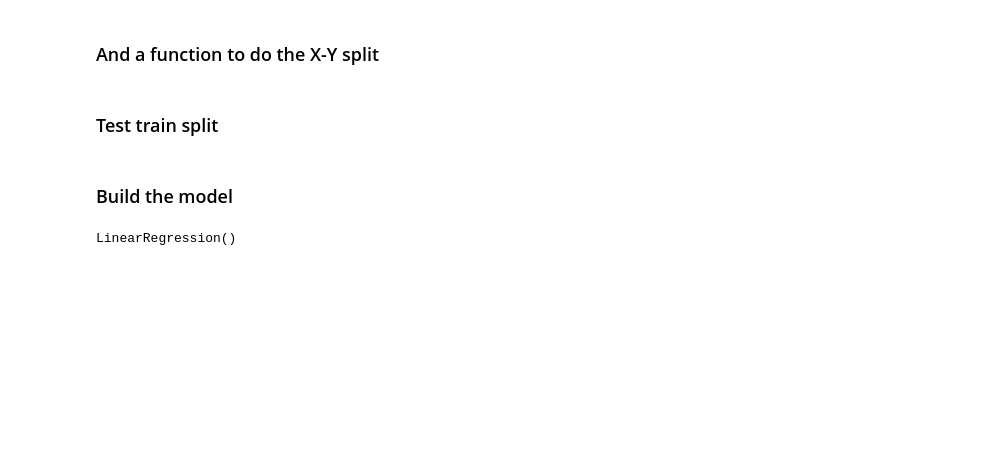
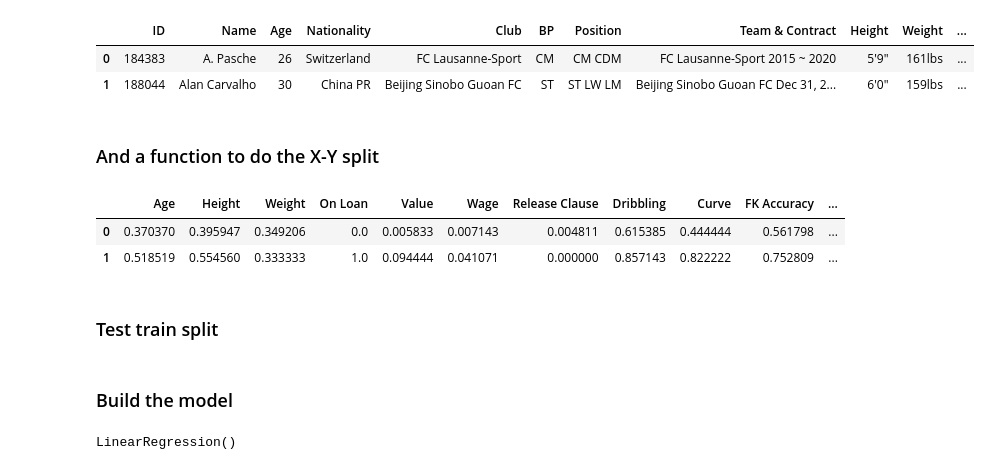
Before and after one commit to SangreNocturna/Fifa_LaLiga, a Jupyter notebook: Fifa_LaLiga-main/fifa21data.ipynb, the cells around one changed output. Drawn from its saved outputs; the diff is of its cells as text; code cells hidden in the pictures; blank space fills up the shorter version.

Commit message:
FIFA 21

```diff
--- a/Fifa_LaLiga-main/fifa21data.ipynb
+++ b/Fifa_LaLiga-main/fifa21data.ipynb
@@ -18,6 +18,14 @@ pd.set_option('display.max_columns', None)
 # %%
 pd.set_option('display.max_columns', None)
 pd.set_option('display.max_rows', None)
+# %%
+df0 = pd.read_csv('fifa21_train.csv')
+# %%
+df0.head(2)
+# %% [output]
+|  | ID | Name | Age | Nationality | Club | BP | Position | Team & Contract | Height | Weight | ... |
+| 0 | 184383 | A. Pasche | 26 | Switzerland | FC Lausanne-Sport | CM | CM CDM | FC Lausanne-Sport 2015 ~ 2020 | 5'9" | 161lbs | ... |
+| 1 | 188044 | Alan Carvalho | 30 | China PR | Beijing Sinobo Guoan FC | ST | ST LW LM | Beijing Sinobo Guoan FC Dec 31, 2... | 6'0" | 159lbs | ... |
 # %%
 def preprocess(data):
 
@@ -259,3 +267,9 @@ def xysplit(dataframe):
     return X, y
 # %%
 X, y = xysplit(df)
+# %%
+X.head(2)
+# %% [output]
+|  | Age | Height | Weight | On Loan | Value | Wage | Release Clause | Dribbling | Curve | FK Accuracy | ... |
+| 0 | 0.370370 | 0.395947 | 0.349206 | 0.0 | 0.005833 | 0.007143 | 0.004811 | 0.615385 | 0.444444 | 0.561798 | ... |
+| 1 | 0.518519 | 0.554560 | 0.333333 | 1.0 | 0.094444 | 0.041071 | 0.000000 | 0.857143 | 0.822222 | 0.752809 | ... |
```
Also changed, not shown: parts of 11 cells of this notebook.
